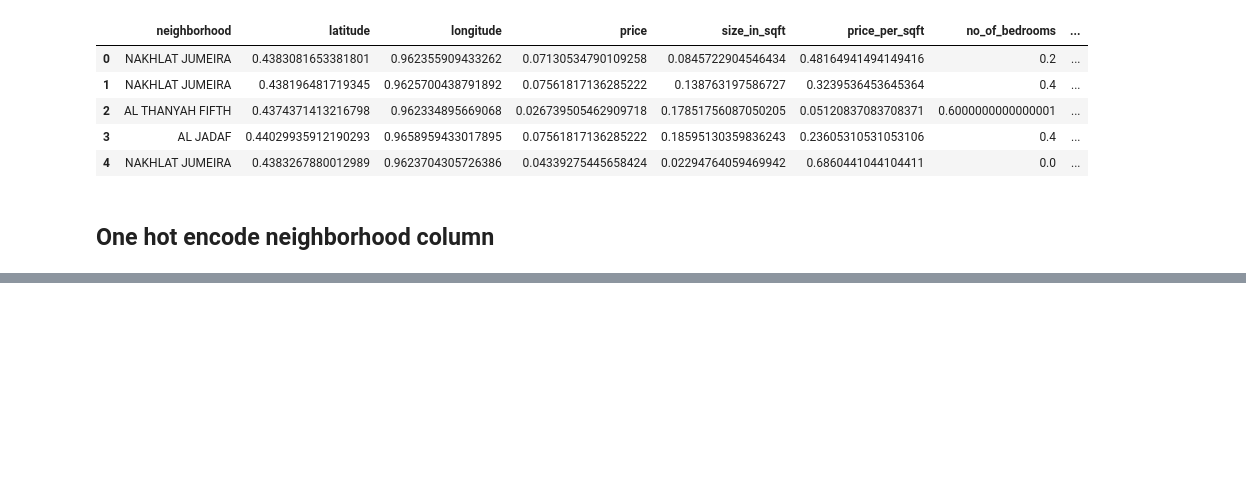
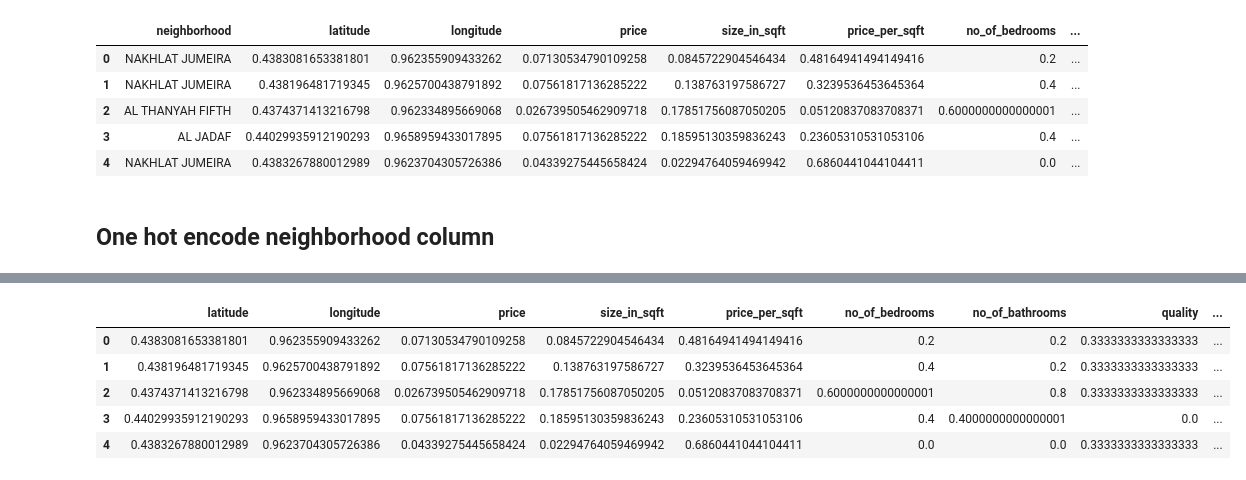
Before and after one commit to FardinAhsan146/DubaiHousingPriceDS, a Jupyter notebook: featureengineering_nb2.ipynb, the cells around one changed output, grey strips where cells are left out. Saved outputs shown, nothing was run; the diff lists cells and outputs as text; code cells hidden in the pictures; blank space fills up the shorter version.

```diff
--- a/featureengineering_nb2.ipynb
+++ b/featureengineering_nb2.ipynb
@@ -137,0 +147,12 @@ OH_X_valid = pd.concat([num_X_valid, OH_cols_valid], axis=1)
+# %%
+# join the column to the main dataframe
+df = df.join(df_oh)
+
+df.head()
+# %% [output]
+|  | latitude | longitude | price | size_in_sqft | price_per_sqft | no_of_bedrooms | no_of_bathrooms | quality | ... |
+| 0 | 0.4383081653381801 | 0.962355909433262 | 0.07130534790109258 | 0.0845722904546434 | 0.48164941494149416 | 0.2 | 0.2 | 0.3333333333333333 | ... |
+| 1 | 0.438196481719345 | 0.9625700438791892 | 0.07561817136285222 | 0.138763197586727 | 0.3239536453645364 | 0.4 | 0.2 | 0.3333333333333333 | ... |
+| 2 | 0.4374371413216798 | 0.962334895669068 | 0.026739505462909718 | 0.17851756087050205 | 0.05120837083708371 | 0.6000000000000001 | 0.8 | 0.3333333333333333 | ... |
+| 3 | 0.44029935912190293 | 0.9658959433017895 | 0.07561817136285222 | 0.18595130359836243 | 0.23605310531053106 | 0.4 | 0.4000000000000001 | 0.0 | ... |
+| 4 | 0.4383267880012989 | 0.9623704305726386 | 0.04339275445658424 | 0.02294764059469942 | 0.6860441044104411 | 0.0 | 0.0 | 0.3333333333333333 | ... |
```
Also changed, not shown: parts of 4 cells of this notebook, 1 other file.
